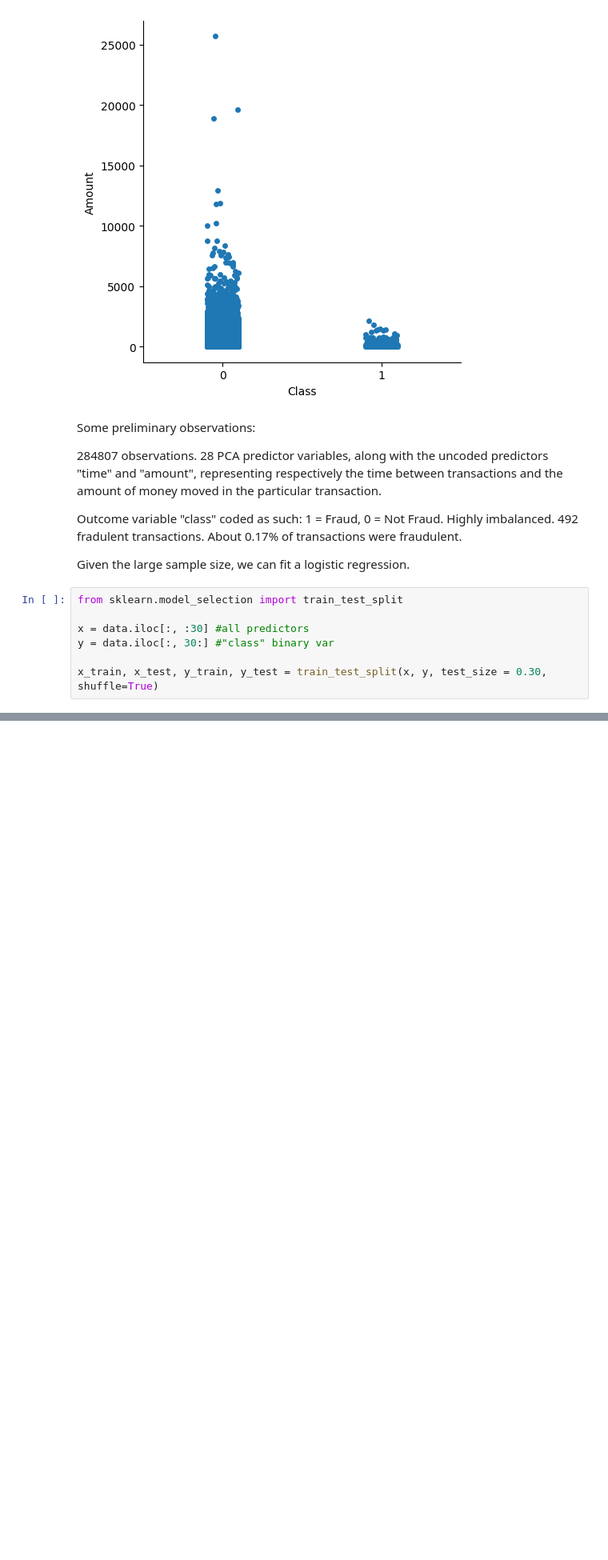
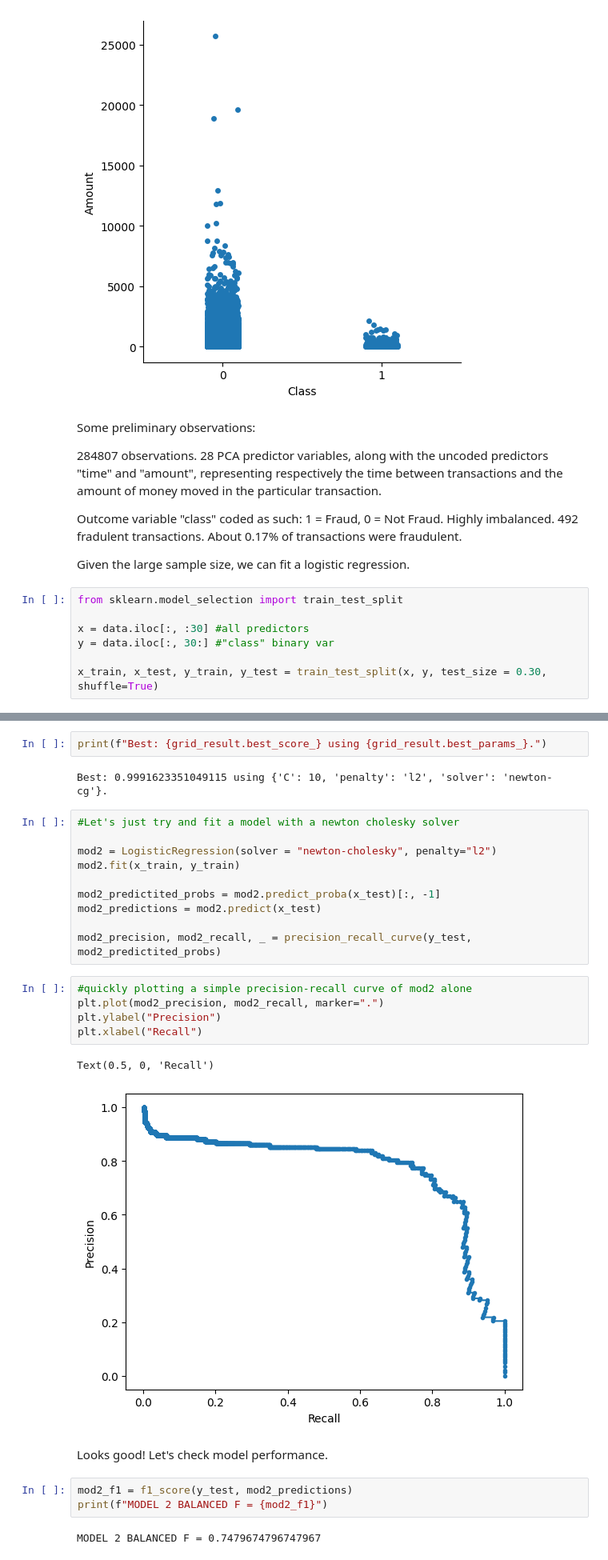
Before and after one commit to oli-ve/Fraud-Detection-Project, a Jupyter notebook: fraud.ipynb, the cells around one changed output, grey strips where cells are left out. Shown at 80% size. Drawn from its saved outputs; the diff is of its cells as text; blank space fills up the shorter version.

```diff
--- a/fraud.ipynb
+++ b/fraud.ipynb
@@ -87,0 +141,29 @@ Using AUC
+# %%
+print(f"Best: {grid_result.best_score_} using {grid_result.best_params_}.")
+# %% [output]
+Best: 0.9991623351049115 using {'C': 10, 'penalty': 'l2', 'solver': 'newton-cg'}.
+# %%
+#Let's just try and fit a model with a newton cholesky solver
+
+mod2 = LogisticRegression(solver = "newton-cholesky", penalty="l2")
+mod2.fit(x_train, y_train)
+
+mod2_predictited_probs = mod2.predict_proba(x_test)[:, -1]
+mod2_predictions = mod2.predict(x_test)
+
+mod2_precision, mod2_recall, _ = precision_recall_curve(y_test, mod2_predictited_probs)
+# %%
+#quickly plotting a simple precision-recall curve of mod2 alone
+plt.plot(mod2_precision, mod2_recall, marker=".")
+plt.ylabel("Precision")
+plt.xlabel("Recall")
+# %% [output]
+Text(0.5, 0, 'Recall')
+[figure, added]
+# %% [markdown]
+Looks good! Let's check model performance.
+# %%
+mod2_f1 = f1_score(y_test, mod2_predictions)
+print(f"MODEL 2 BALANCED F = {mod2_f1}")
+# %% [output]
+MODEL 2 BALANCED F = 0.7479674796747967
```
Also changed, not shown: parts of 13 cells of this notebook.
